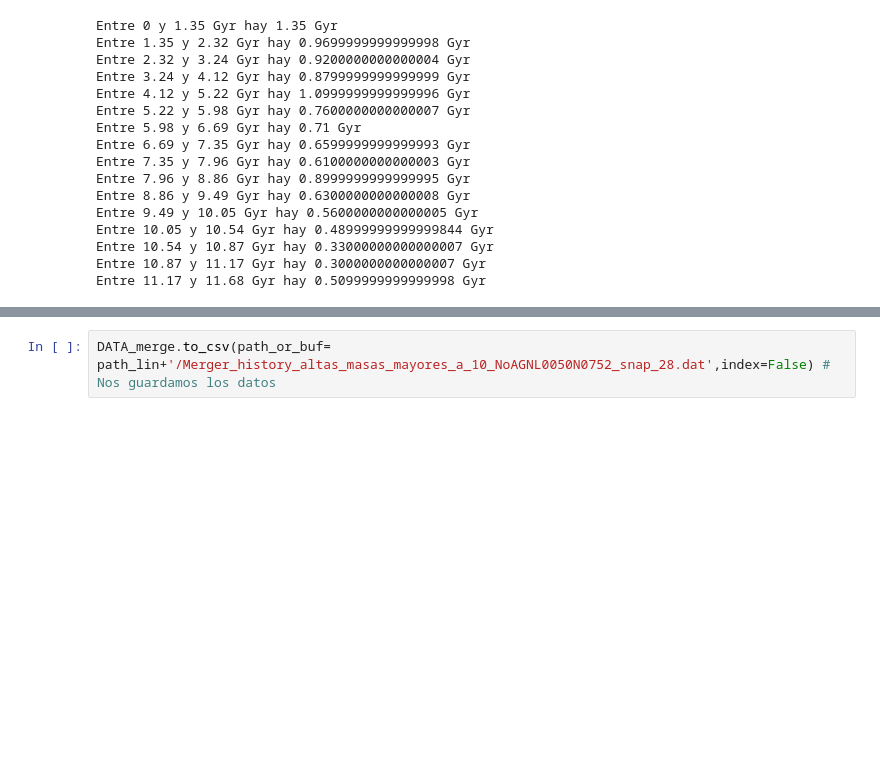
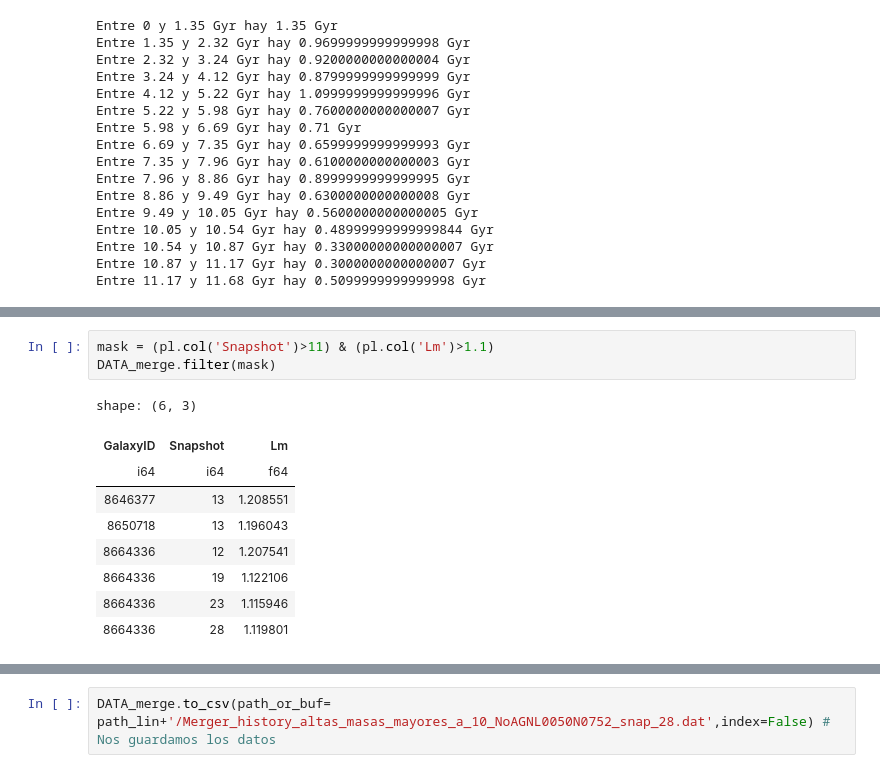
Before and after one commit to SantamariaR/Taller-Tesis-1, a Jupyter notebook: Historial_evolutivo.ipynb, the cells around one changed output, grey strips where cells are left out. Cells and saved outputs as stored; diff of their text form; blank space fills up the shorter version.

```diff
--- a/Historial_evolutivo.ipynb
+++ b/Historial_evolutivo.ipynb
@@ -470,0 +289,13 @@ DATA_merge
+# %%
+mask = (pl.col('Snapshot')>11) & (pl.col('Lm')>1.1)
+DATA_merge.filter(mask)
+# %% [output]
+shape: (6, 3)
+| GalaxyID | Snapshot | Lm |
+| i64 | i64 | f64 |
+| 8646377 | 13 | 1.208551 |
+| 8650718 | 13 | 1.196043 |
+| 8664336 | 12 | 1.207541 |
+| 8664336 | 19 | 1.122106 |
+| 8664336 | 23 | 1.115946 |
+| 8664336 | 28 | 1.119801 |
```
Also changed, not shown: parts of 32 cells of this notebook, 2 other files.
